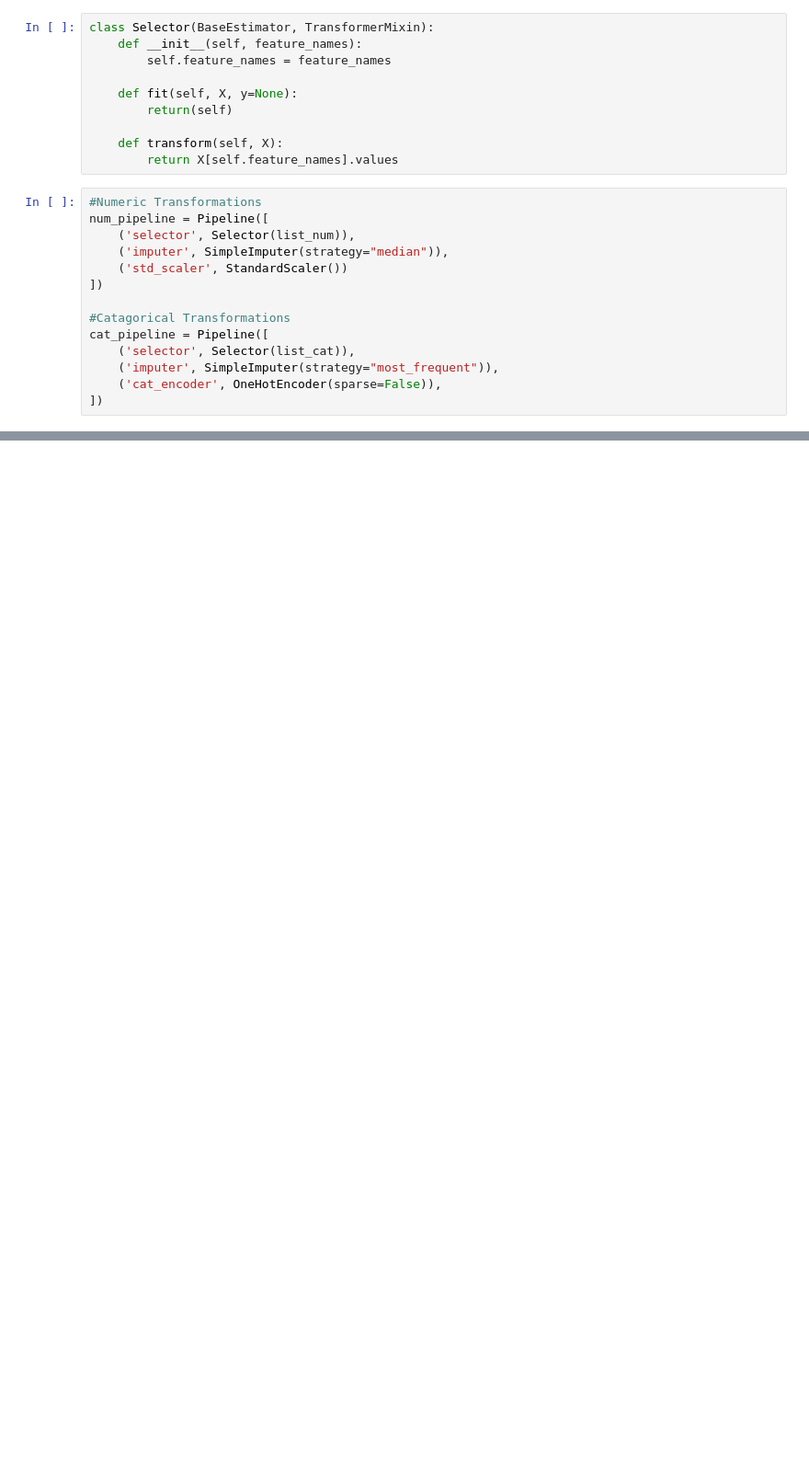
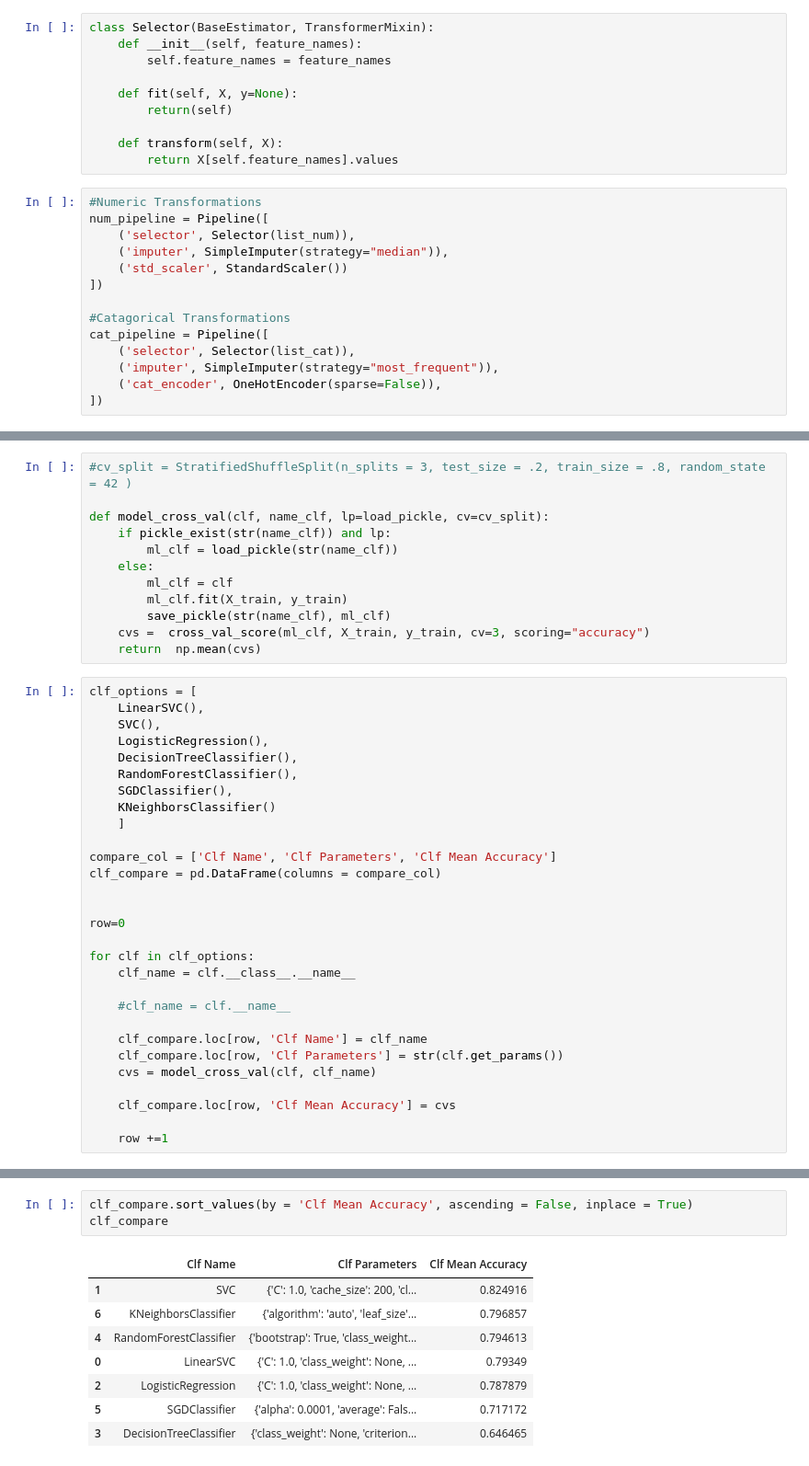
Before and after one commit to Daniel-Wilcox/ADA-874-2019, a Jupyter notebook: Kaggle_Titanic.ipynb, the cells around one changed output, grey strips where cells are left out. Shown: that part at 92% size. Saved outputs shown, nothing was run; the diff lists cells and outputs as text; blank space fills up the shorter version.

Commit message:
Test multiple clf at same time, also added pickle

```diff
--- a/Kaggle_Titanic.ipynb
+++ b/Kaggle_Titanic.ipynb
@@ -298,0 +466,41 @@ Accuracy Score: 73.74%
+# %%
+#cv_split = StratifiedShuffleSplit(n_splits = 3, test_size = .2, train_size = .8, random_state = 42 )
+
+def model_cross_val(clf, name_clf, lp=load_pickle, cv=cv_split):
+    if pickle_exist(str(name_clf)) and lp:
+        ml_clf = load_pickle(str(name_clf))
+    else:
+        ml_clf = clf
+        ml_clf.fit(X_train, y_train)
+        save_pickle(str(name_clf), ml_clf)
+    cvs =  cross_val_score(ml_clf, X_train, y_train, cv=3, scoring="accuracy")
+    return  np.mean(cvs)
+# %%
+clf_options = [
+    LinearSVC(),
+    SVC(),
+    LogisticRegression(),
+    DecisionTreeClassifier(),
+    RandomForestClassifier(),
+    SGDClassifier(),
+    KNeighborsClassifier()
+    ]
+
+compare_col = ['Clf Name', 'Clf Parameters', 'Clf Mean Accuracy']
+clf_compare = pd.DataFrame(columns = compare_col)
+
+
+row=0
+
+for clf in clf_options:
+    clf_name = clf.__class__.__name__
+
+    #clf_name = clf.__name__
+
+    clf_compare.loc[row, 'Clf Name'] = clf_name
+    clf_compare.loc[row, 'Clf Parameters'] = str(clf.get_params())
+    cvs = model_cross_val(clf, clf_name)
+
+    clf_compare.loc[row, 'Clf Mean Accuracy'] = cvs
+
+    row +=1
@@ -299,3 +536,15 @@ Accuracy Score: 73.74%
+# %%
+clf_compare.sort_values(by = 'Clf Mean Accuracy', ascending = False, inplace = True)
+clf_compare
+# %% [output]
+|  | Clf Name | Clf Parameters | Clf Mean Accuracy |
+| 1 | SVC | {'C': 1.0, 'cache_size': 200, 'cl... | 0.824916 |
+| 6 | KNeighborsClassifier | {'algorithm': 'auto', 'leaf_size'... | 0.796857 |
+| 4 | RandomForestClassifier | {'bootstrap': True, 'class_weight... | 0.794613 |
+| 0 | LinearSVC | {'C': 1.0, 'class_weight': None, ... | 0.79349 |
+| 2 | LogisticRegression | {'C': 1.0, 'class_weight': None, ... | 0.787879 |
+| 5 | SGDClassifier | {'alpha': 0.0001, 'average': Fals... | 0.717172 |
+| 3 | DecisionTreeClassifier | {'class_weight': None, 'criterion... | 0.646465 |
 # %%
 con_m = confusion_matrix(y_ver, y_predict)
 
```
Also changed, not shown: parts of 22 cells of this notebook, 8 other files.
